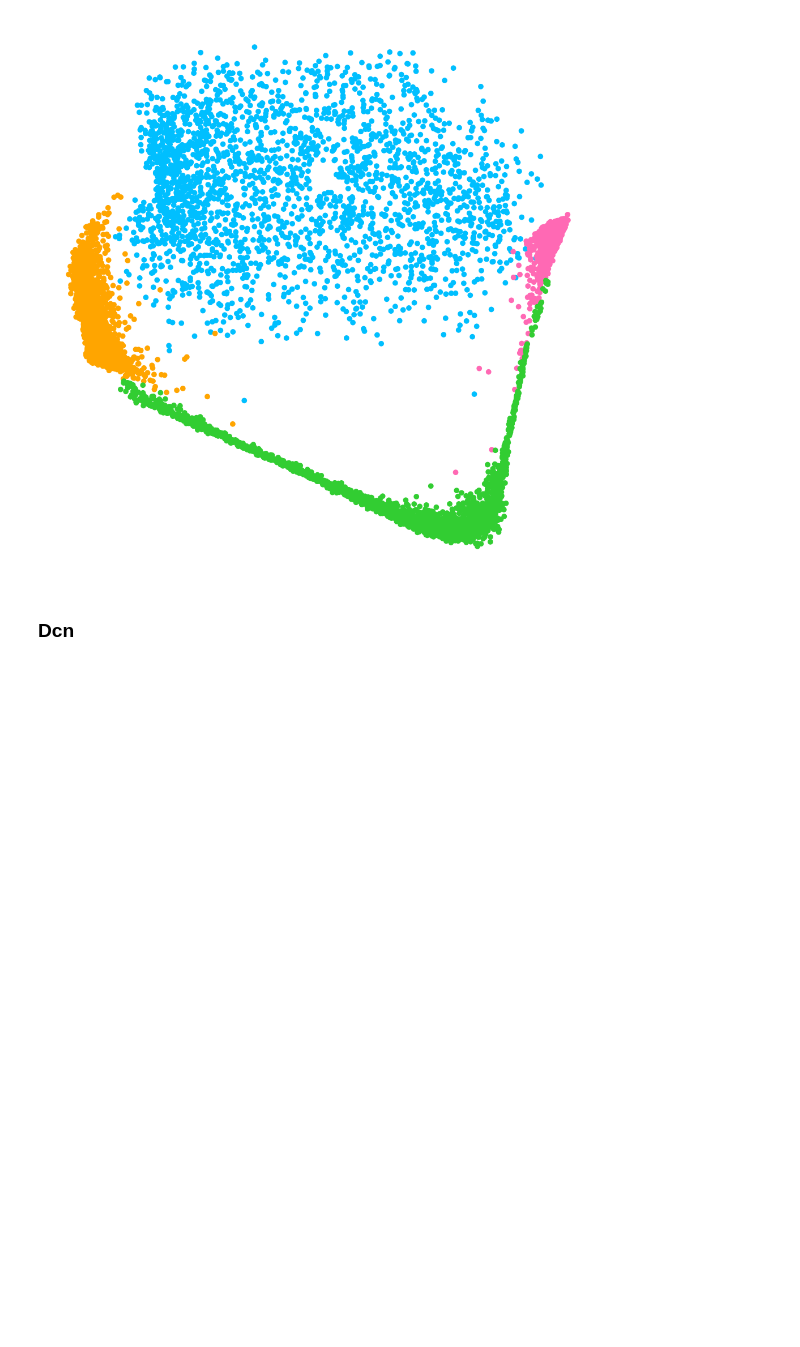
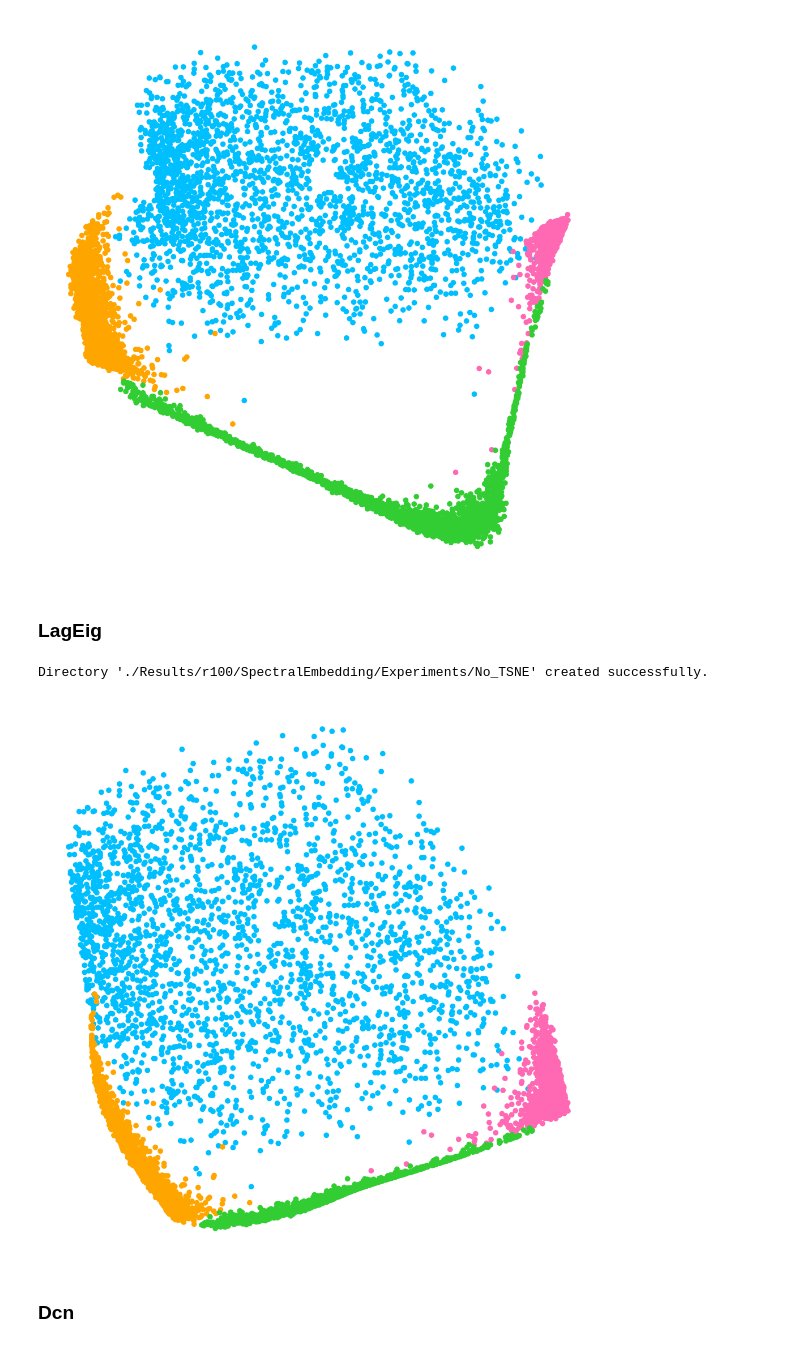
Before and after one commit to gvardakas/Soft-Silhouette, a Jupyter notebook: Projection_Methods.ipynb, the cells around one changed output. Cells and saved outputs as stored; diff of their text form; code cells hidden in the pictures; blank space fills up the shorter version.

```diff
--- a/Projection_Methods.ipynb
+++ b/Projection_Methods.ipynb
@@ -74,6 +73,21 @@ visualization.plot(lle_reduced_data, labels, labels, np.empty(0), "./Results/r10
 # %% [output]
 Directory './Results/r100/LLE/Experiments/No_TSNE' created successfully.
 [figure]
+# %% [markdown]
+### LagEig
+# %%
+from sklearn.manifold import SpectralEmbedding
+
+# Create a SpectralEmbedding object
+spectral_embedding = SpectralEmbedding(n_components=2, affinity='rbf')  # Choose the number of components and affinity
+
+# Fit and transform the data to the lower-dimensional space
+spectral_reduced_data = spectral_embedding.fit_transform(data_np)
+
+visualization.plot(spectral_reduced_data, labels, labels, np.empty(0), "./Results/r100/SpectralEmbedding")
+# %% [output]
+Directory './Results/r100/SpectralEmbedding/Experiments/No_TSNE' created successfully.
+[figure, added]
 # %% [markdown]
 ### Dcn
 # %% [markdown]
```
Also changed, not shown: parts of 1 cell of this notebook.
